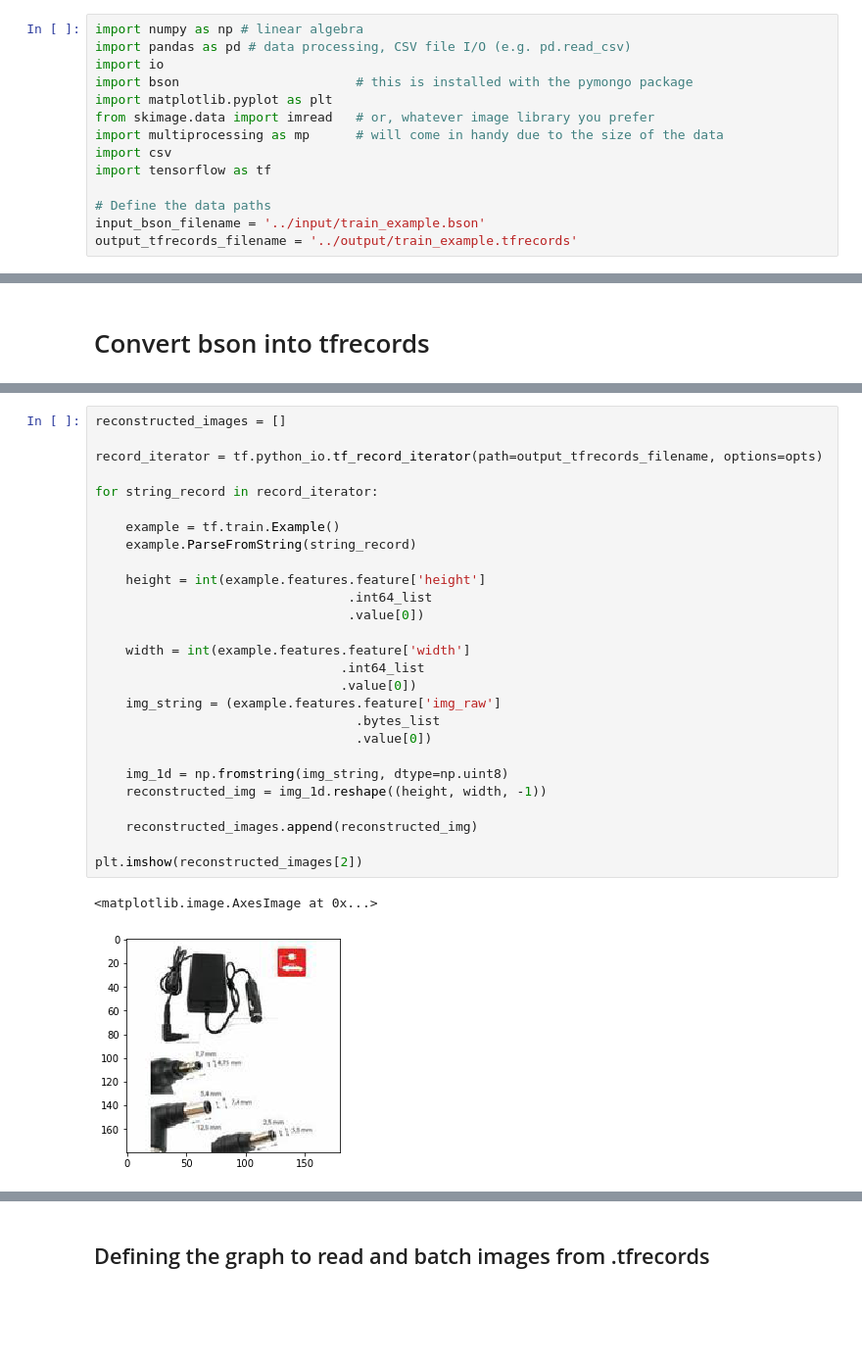
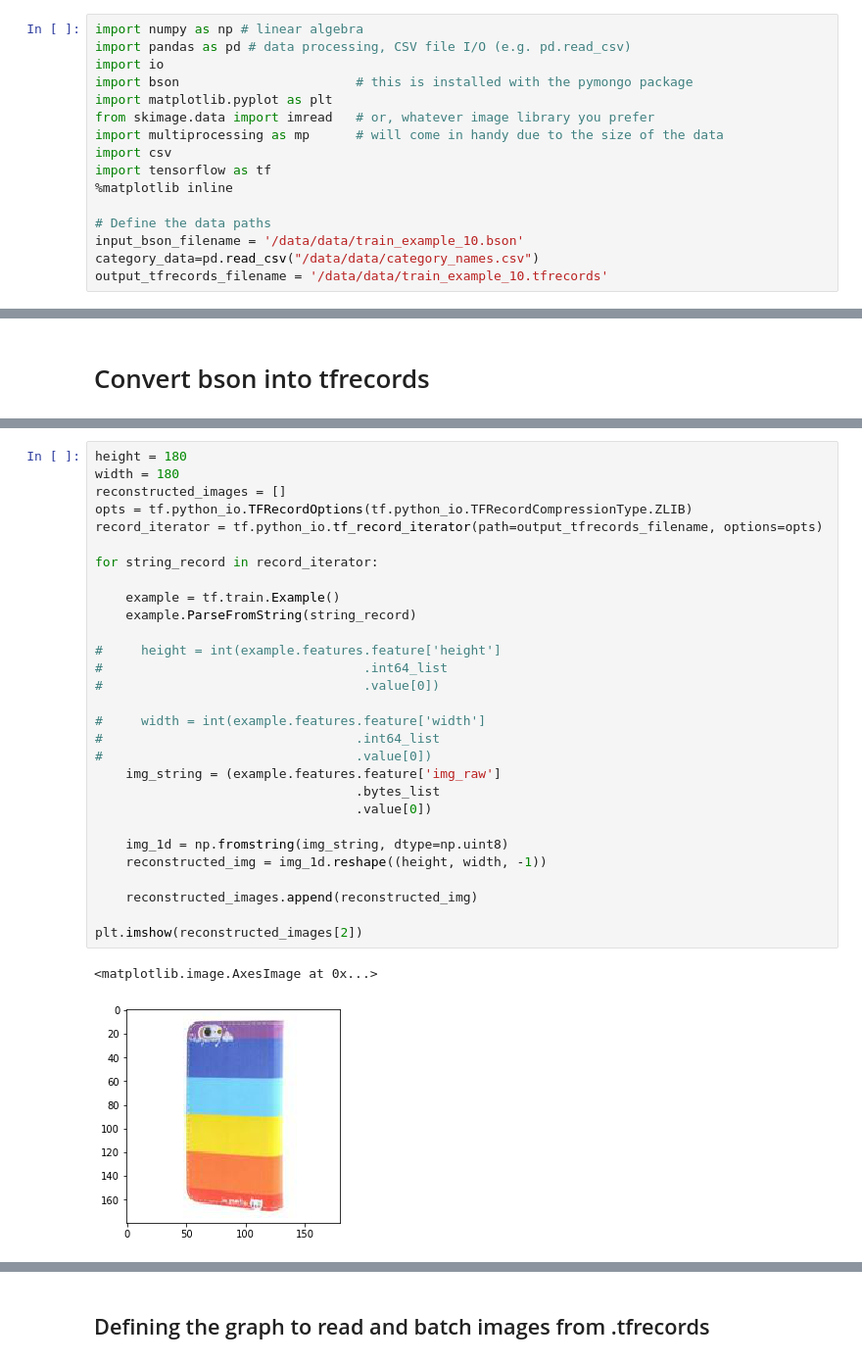
Before and after one commit to Zhenxingzhang/kaggle-cdiscount-classification, a Jupyter notebook: notebooks/Cdiscount--data visualization.ipynb, the cells around one changed output, grey strips where cells are left out. Shown at 98% size. Saved outputs shown, nothing was run; the diff lists cells and outputs as text; blank space fills up the shorter version.

Commit message:
random sample bson working

```diff
--- a/notebooks/Cdiscount--data visualization.ipynb
+++ b/notebooks/Cdiscount--data visualization.ipynb
@@ -8,10 +8,12 @@ from skimage.data import imread   # or, whatever image library you prefer
 import multiprocessing as mp      # will come in handy due to the size of the data
 import csv
 import tensorflow as tf
+%matplotlib inline
 
 # Define the data paths
-input_bson_filename = '../input/train_example.bson'
-output_tfrecords_filename = '../output/train_example.tfrecords'
+input_bson_filename = '/data/data/train_example_10.bson'
+category_data=pd.read_csv("/data/data/category_names.csv")
+output_tfrecords_filename = '/data/data/train_example_10.tfrecords'
 # %% [markdown]
 # Explore the category names
 # %%
@@ -117,33 +57,35 @@ train_example.bson
 # %%
+height = 180
+width = 180
 reconstructed_images = []
-
+opts = tf.python_io.TFRecordOptions(tf.python_io.TFRecordCompressionType.ZLIB)
 record_iterator = tf.python_io.tf_record_iterator(path=output_tfrecords_filename, options=opts)
 
 for string_record in record_iterator:
 
     example = tf.train.Example()
     example.ParseFromString(string_record)
 
-    height = int(example.features.feature['height']
-                                 .int64_list
-                                 .value[0])
+#     height = int(example.features.feature['height']
+#                                  .int64_list
+#                                  .value[0])
 
-    width = int(example.features.feature['width']
-                                .int64_list
-                                .value[0])
+#     width = int(example.features.feature['width']
+#                                 .int64_list
+#                                 .value[0])
     img_string = (example.features.feature['img_raw']
                                   .bytes_list
                                   .value[0])
 
     img_1d = np.fromstring(img_string, dtype=np.uint8)
     reconstructed_img = img_1d.reshape((height, width, -1))
 
     reconstructed_images.append(reconstructed_img)
 
 plt.imshow(reconstructed_images[2])
 # %% [output]
 <matplotlib.image.AxesImage at 0x...>
-[figure, old version]
+[figure, new version]
 # %%
 IMAGE_HEIGHT = 180
 IMAGE_WIDTH = 180
```
Also changed, not shown: parts of 6 cells of this notebook, 1 other file.
